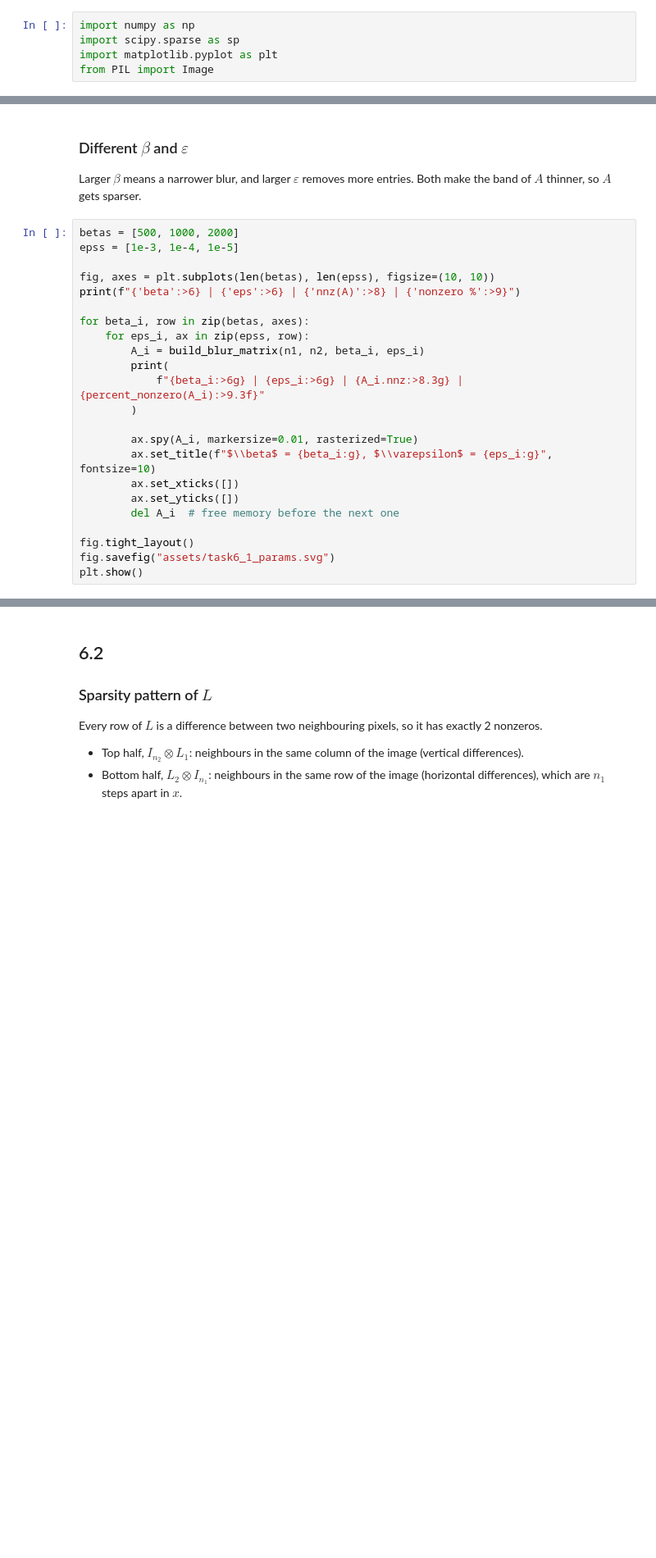
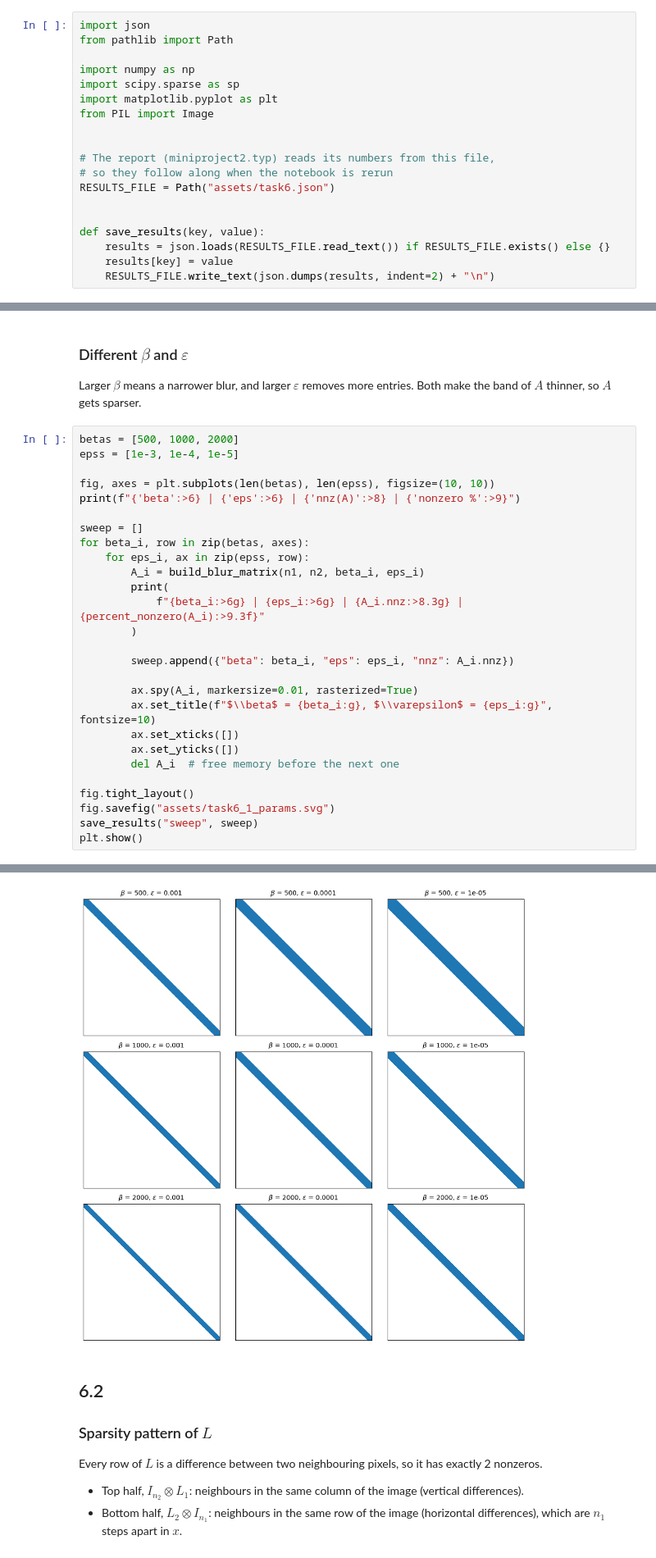
Before and after one commit to todrre/nla, a Jupyter notebook: task6.ipynb, the cells around one changed output, grey strips where cells are left out. Shown at 82% size. Cells and saved outputs as stored; diff of their text form; blank space fills up the shorter version.

```diff
--- a/task6.ipynb
+++ b/task6.ipynb
@@ -1,10 +1,24 @@
 # %% [markdown]
 # Task 6
 # %%
+import json
+from pathlib import Path
+
 import numpy as np
 import scipy.sparse as sp
 import matplotlib.pyplot as plt
 from PIL import Image
+
+
+# The report (miniproject2.typ) reads its numbers from this file,
+# so they follow along when the notebook is rerun
+RESULTS_FILE = Path("assets/task6.json")
+
+
+def save_results(key, value):
+    results = json.loads(RESULTS_FILE.read_text()) if RESULTS_FILE.exists() else {}
+    results[key] = value
+    RESULTS_FILE.write_text(json.dumps(results, indent=2) + "\n")
 # %% [markdown]
 ## Setup
 
@@ -163,12 +180,15 @@ epss = [1e-3, 1e-4, 1e-5]
 fig, axes = plt.subplots(len(betas), len(epss), figsize=(10, 10))
 print(f"{'beta':>6} | {'eps':>6} | {'nnz(A)':>8} | {'nonzero %':>9}")
 
+sweep = []
 for beta_i, row in zip(betas, axes):
     for eps_i, ax in zip(epss, row):
         A_i = build_blur_matrix(n1, n2, beta_i, eps_i)
         print(
             f"{beta_i:>6g} | {eps_i:>6g} | {A_i.nnz:>8.3g} | {percent_nonzero(A_i):>9.3f}"
         )
+
+        sweep.append({"beta": beta_i, "eps": eps_i, "nnz": A_i.nnz})
 
         ax.spy(A_i, markersize=0.01, rasterized=True)
         ax.set_title(f"$\\beta$ = {beta_i:g}, $\\varepsilon$ = {eps_i:g}", fontsize=10)
@@ -178,6 +198,7 @@ for beta_i, row in zip(betas, axes):
 
 fig.tight_layout()
 fig.savefig("assets/task6_1_params.svg")
+save_results("sweep", sweep)
 plt.show()
 # %% [output]
   beta |    eps |   nnz(A) | nonzero %
@@ -187,3 +214,4 @@ plt.show()
+[figure, added]
 # %% [markdown]
 ## 6.2
 
```
Also changed, not shown: parts of 16 cells of this notebook, 5 other files.
